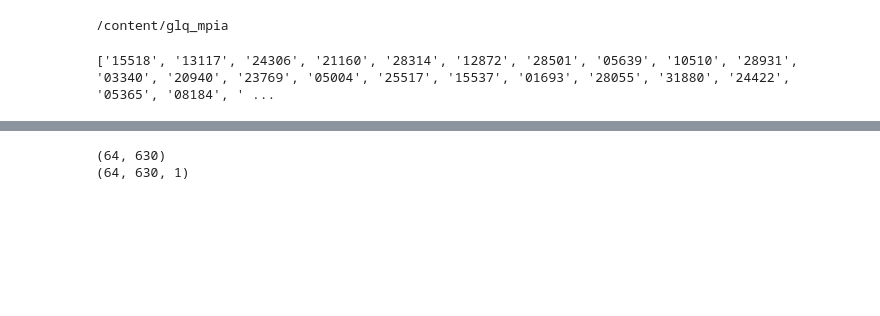
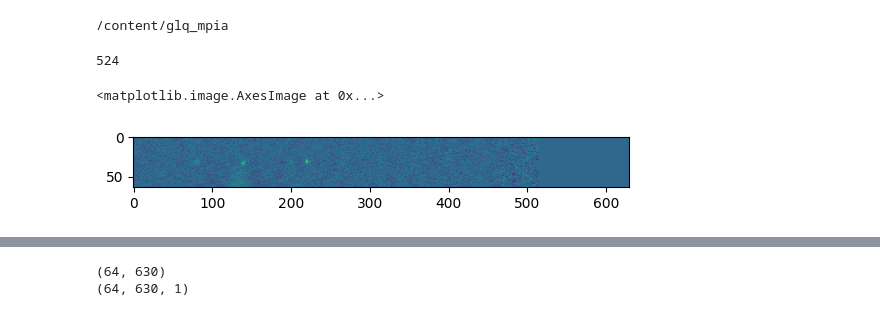
Before and after one commit to Chartman25/UnigeMasters, a Jupyter notebook: contrastive_learning.ipynb, the cells around one changed output, grey strips where cells are left out. Cells and saved outputs as stored; diff of their text form; code cells hidden in the pictures; blank space fills up the shorter version.

```diff
--- a/contrastive_learning.ipynb
+++ b/contrastive_learning.ipynb
@@ -17,24 +17,16 @@ from astropy.io import fits
 /content/glq_mpia
 # %%
 def get_fresco_ids(folder_path):
-    '''
-    Scrapes all fresco FITS file IDs from the given folder.
-    Returns a list of ID strings
-    '''
     files = glob.glob(folder_path + "/fresco-only-n-v2_*.stack.fits")
-
     ids = []
     for file in files:
         match = re.search(r'fresco-only-n-v2_(\d+)\.stack\.fits', file)
         if match:
             ids.append(match.group(1))
-
     return ids
 
 folder = "/content/2dspec/2dspec"
 fresco_ids = get_fresco_ids(folder)
-
-print(fresco_ids)
 
 all_fits = []
 all_img = []
@@ -43,5 +35,8 @@ for ii in range(len(fresco_ids)):
     img = fit[1].data
     all_fits.append(fit)
     all_img.append(img)
-# %% [output]
-['15518', '13117', '24306', '21160', '28314', '12872', '28501', '05639', '10510', '28931', '03340', '20940', '23769', '05004', '25517', '15537', '01693', '28055', '31880', '24422', '05365', '08184', ' ...
+# %%
+from astropy.stats import sigma_clipped_stats
+print(len(all_img))
+# %% [output]
+524
@@ -47,0 +63,5 @@ for ii in range(len(fresco_ids)):
+# %%
+plt.imshow(all_img[0])
+# %% [output]
+<matplotlib.image.AxesImage at 0x...>
+[figure, added]
```
Also changed, not shown: parts of 25 cells of this notebook.
